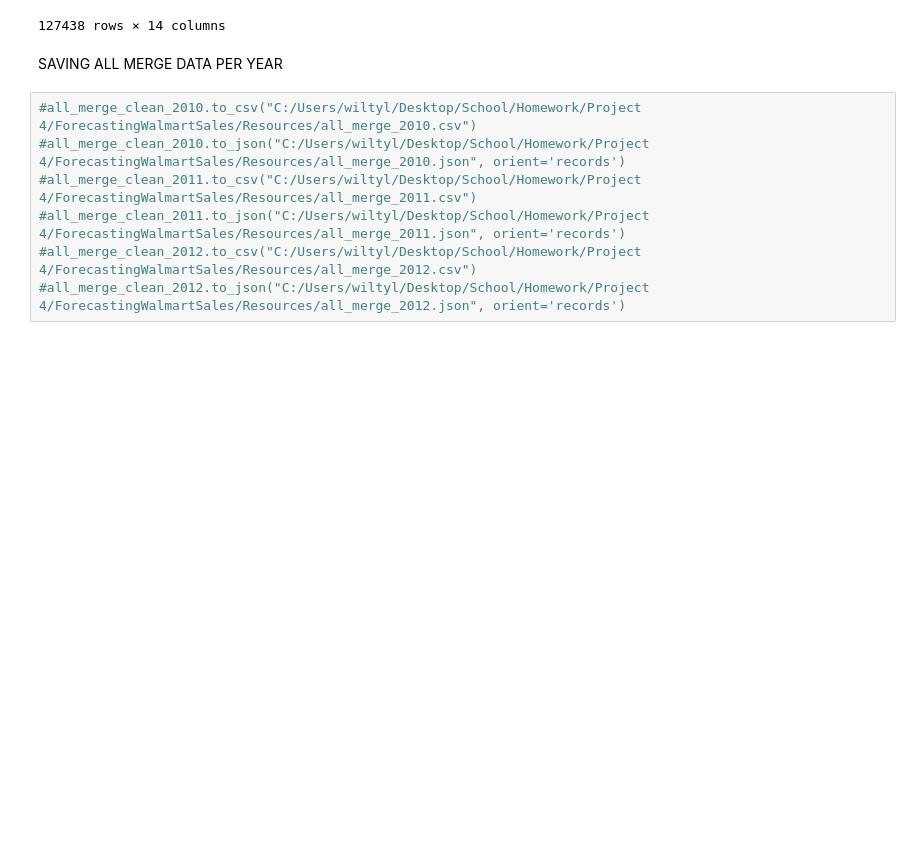
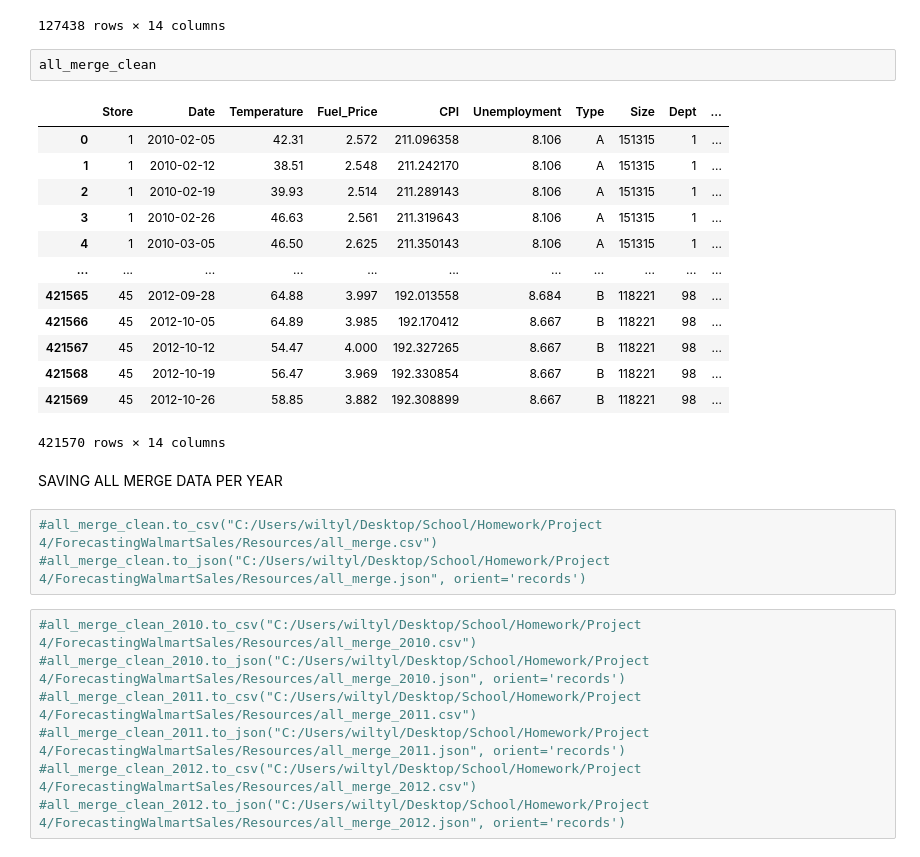
Before and after one commit to doakesbacon/ForecastingWalmartSales, a Jupyter notebook: code.ipynb, the cells around one changed output. Drawn from its saved outputs; the diff is of its cells as text; blank space fills up the shorter version.

```diff
--- a/code.ipynb
+++ b/code.ipynb
@@ -297,8 +297,27 @@ all_merge_clean_2012
 | 127436 | 45 | 2012-10-19 | 56.47 | 3.969 | 192.330854 | 8.667 | B | 118221 | 98 | ... |
 | 127437 | 45 | 2012-10-26 | 58.85 | 3.882 | 192.308899 | 8.667 | B | 118221 | 98 | ... |
 127438 rows × 14 columns
+# %%
+all_merge_clean
+# %% [output]
+|  | Store | Date | Temperature | Fuel_Price | CPI | Unemployment | Type | Size | Dept | ... |
+| 0 | 1 | 2010-02-05 | 42.31 | 2.572 | 211.096358 | 8.106 | A | 151315 | 1 | ... |
+| 1 | 1 | 2010-02-12 | 38.51 | 2.548 | 211.242170 | 8.106 | A | 151315 | 1 | ... |
+| 2 | 1 | 2010-02-19 | 39.93 | 2.514 | 211.289143 | 8.106 | A | 151315 | 1 | ... |
+| 3 | 1 | 2010-02-26 | 46.63 | 2.561 | 211.319643 | 8.106 | A | 151315 | 1 | ... |
+| 4 | 1 | 2010-03-05 | 46.50 | 2.625 | 211.350143 | 8.106 | A | 151315 | 1 | ... |
+| ... | ... | ... | ... | ... | ... | ... | ... | ... | ... | ... |
+| 421565 | 45 | 2012-09-28 | 64.88 | 3.997 | 192.013558 | 8.684 | B | 118221 | 98 | ... |
+| 421566 | 45 | 2012-10-05 | 64.89 | 3.985 | 192.170412 | 8.667 | B | 118221 | 98 | ... |
+| 421567 | 45 | 2012-10-12 | 54.47 | 4.000 | 192.327265 | 8.667 | B | 118221 | 98 | ... |
+| 421568 | 45 | 2012-10-19 | 56.47 | 3.969 | 192.330854 | 8.667 | B | 118221 | 98 | ... |
+| 421569 | 45 | 2012-10-26 | 58.85 | 3.882 | 192.308899 | 8.667 | B | 118221 | 98 | ... |
+421570 rows × 14 columns
 # %% [markdown]
 SAVING ALL MERGE DATA PER YEAR
+# %%
+#all_merge_clean.to_csv("C:/Users/wiltyl/Desktop/School/Homework/Project 4/ForecastingWalmartSales/Resources/all_merge.csv")
+#all_merge_clean.to_json("C:/Users/wiltyl/Desktop/School/Homework/Project 4/ForecastingWalmartSales/Resources/all_merge.json", orient='records')
 # %%
 #all_merge_clean_2010.to_csv("C:/Users/wiltyl/Desktop/School/Homework/Project 4/ForecastingWalmartSales/Resources/all_merge_2010.csv")
 #all_merge_clean_2010.to_json("C:/Users/wiltyl/Desktop/School/Homework/Project 4/ForecastingWalmartSales/Resources/all_merge_2010.json", orient='records')
```
Also changed, not shown: 14 other files.
